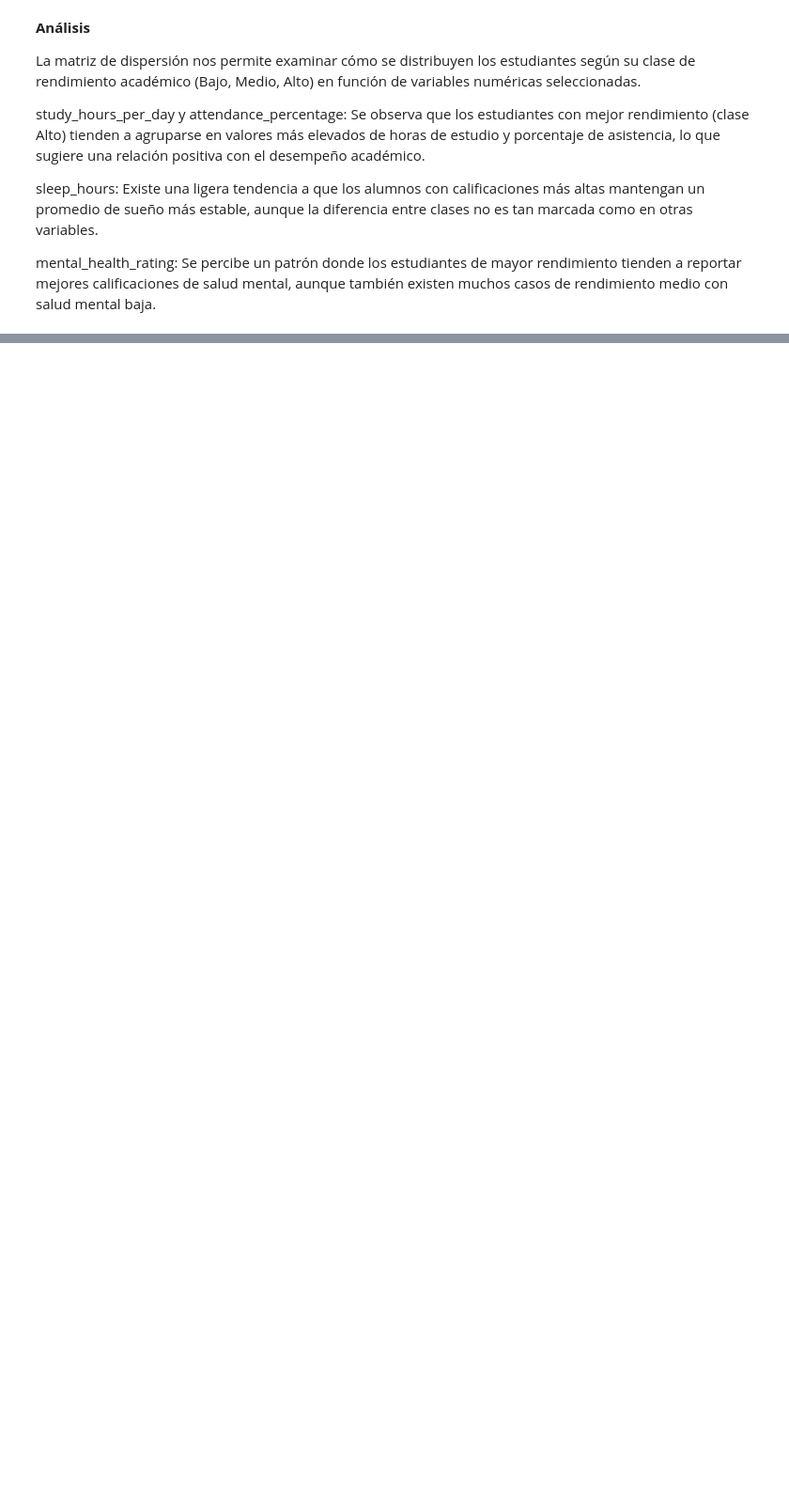
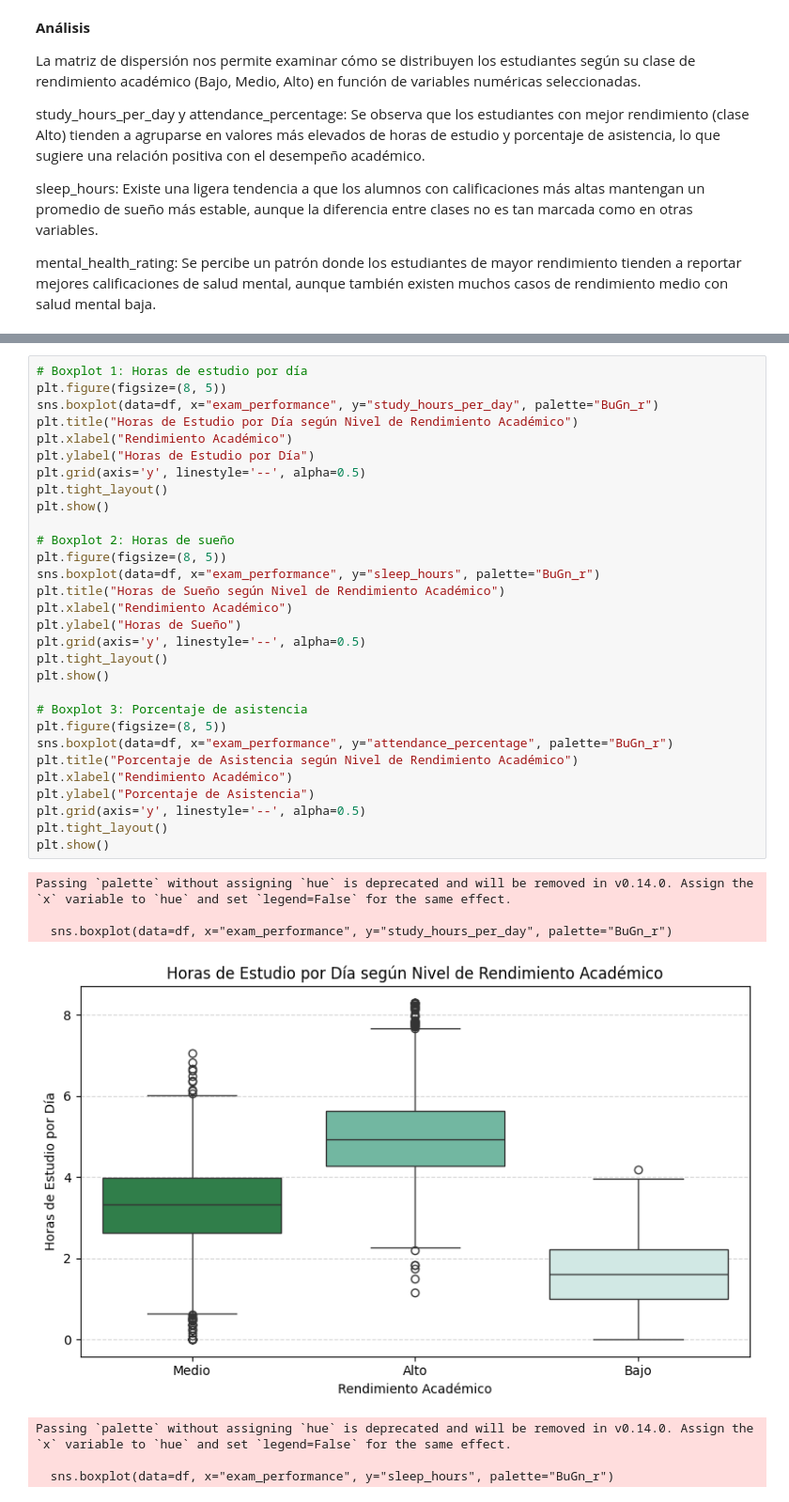
Before and after one commit to loresierra/analisis_estudiantes, a Jupyter notebook: Clasificacion.ipynb, the cells around one changed output, grey strips where cells are left out. Shown at 94% size. Drawn from its saved outputs; the diff is of its cells as text; blank space fills up the shorter version.

```diff
--- a/Clasificacion.ipynb
+++ b/Clasificacion.ipynb
@@ -571,0 +538,38 @@ Durante el preprocesamiento y el análisis exploratorio, se llevaron a cabo dist
+# %%
+# Boxplot 1: Horas de estudio por día
+plt.figure(figsize=(8, 5))
+sns.boxplot(data=df, x="exam_performance", y="study_hours_per_day", palette="BuGn_r")
+plt.title("Horas de Estudio por Día según Nivel de Rendimiento Académico")
+plt.xlabel("Rendimiento Académico")
+plt.ylabel("Horas de Estudio por Día")
+plt.grid(axis='y', linestyle='--', alpha=0.5)
+plt.tight_layout()
+plt.show()
+
+# Boxplot 2: Horas de sueño
+plt.figure(figsize=(8, 5))
+sns.boxplot(data=df, x="exam_performance", y="sleep_hours", palette="BuGn_r")
+plt.title("Horas de Sueño según Nivel de Rendimiento Académico")
+plt.xlabel("Rendimiento Académico")
+plt.ylabel("Horas de Sueño")
+plt.grid(axis='y', linestyle='--', alpha=0.5)
+plt.tight_layout()
+plt.show()
+
+# Boxplot 3: Porcentaje de asistencia
+plt.figure(figsize=(8, 5))
+sns.boxplot(data=df, x="exam_performance", y="attendance_percentage", palette="BuGn_r")
+plt.title("Porcentaje de Asistencia según Nivel de Rendimiento Académico")
+plt.xlabel("Rendimiento Académico")
+plt.ylabel("Porcentaje de Asistencia")
+plt.grid(axis='y', linestyle='--', alpha=0.5)
+plt.tight_layout()
+plt.show()
+# %% [output]
+Passing `palette` without assigning `hue` is deprecated and will be removed in v0.14.0. Assign the `x` variable to `hue` and set `legend=False` for the same effect.
+
+  sns.boxplot(data=df, x="exam_performance", y="study_hours_per_day", palette="BuGn_r")
+[figure, added]
+Passing `palette` without assigning `hue` is deprecated and will be removed in v0.14.0. Assign the `x` variable to `hue` and set `legend=False` for the same effect.
+
+  sns.boxplot(data=df, x="exam_performance", y="sleep_hours", palette="BuGn_r")
```
Also changed, not shown: parts of 43 cells of this notebook.
